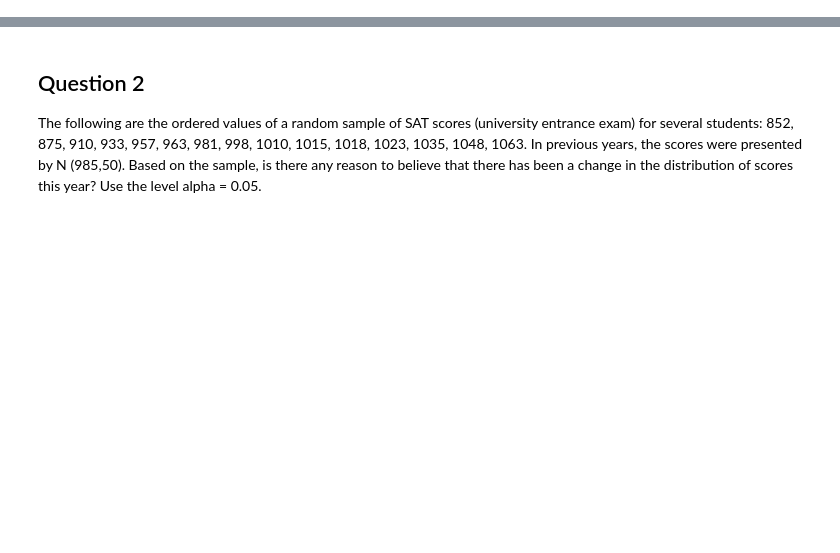
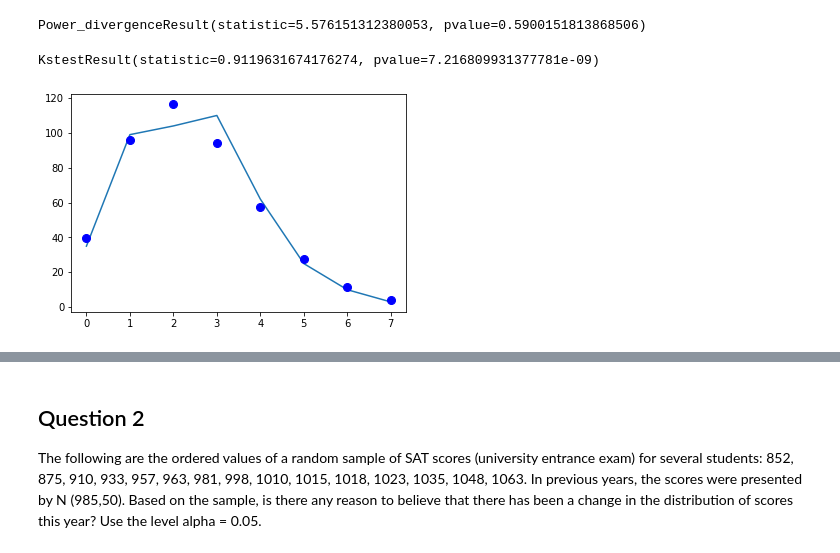
Before and after one commit to ta-data-lis/lab-goodfit-indeptests, a Jupyter notebook: your_code/main.ipynb, the cells around one changed output, grey strips where cells are left out. Saved outputs shown, nothing was run; the diff lists cells and outputs as text; code cells hidden in the pictures; blank space fills up the shorter version.

```diff
--- a/your_code/main.ipynb
+++ b/your_code/main.ipynb
@@ -9,0 +10,35 @@ Based on these results, we create a Poisson distribution with the sample mean pa
+# %%
+# your answer here
+
+df=pd.DataFrame.from_dict({0:35, 1:99, 2:104, 3:110, 4:62, 5: 25, 6: 10, 7: 3}, orient='index',columns=['Nr'])
+
+
+from scipy.stats import poisson
+from scipy.stats import chisquare
+from scipy.stats import kstest
+
+
+df['freq'] =df['Nr']/448
+
+mu = 2.43
+expected = poisson(mu=mu)
+# %%
+chisquare(df['Nr'], f_exp=expected.pmf(df.index)*448)
+## can not reject that the distribution is not poisson ---> we have reason to assume that it is a poission distribution
+# %% [output]
+Power_divergenceResult(statistic=5.576151312380053, pvalue=0.5900151813868506)
+# %%
+kstest(df['freq'], expected.cdf)
+### in our case, we only have 7 observations that is more like a discrete distribution --> Chi-Test is better
+## but still i am surprised that the pvalue is so different from the chisquare test???
+# %% [output]
+KstestResult(statistic=0.9119631674176274, pvalue=7.216809931377781e-09)
+# %%
+import numpy as np
+import matplotlib. pyplot as plt
+
+plt.plot(df.index, df.Nr)
+plt.plot(df.index, expected.pmf(df.index)*448, 'bo', ms=8, label='poisson pmf')
+plt.show()
+# %% [output]
+[figure, added]
```
Also changed, not shown: parts of 18 cells of this notebook.
